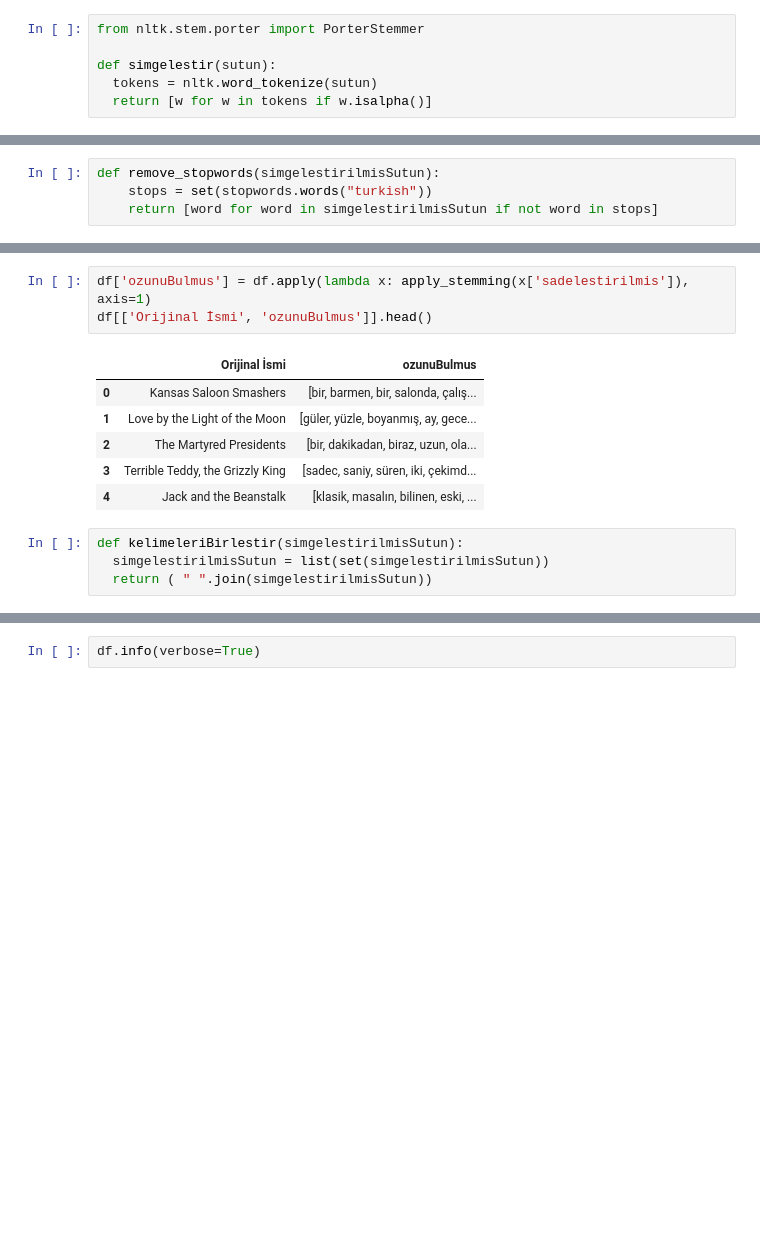
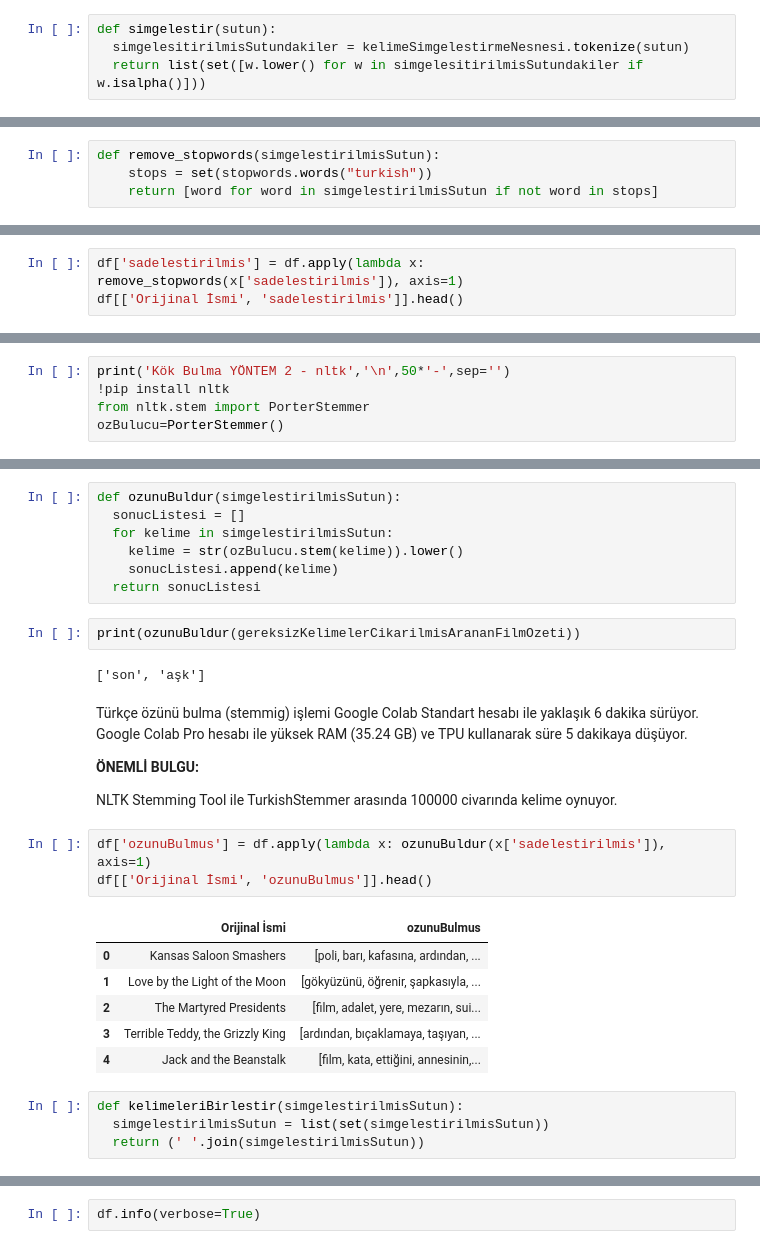
Before and after one commit to IFL-Elestirmenler/FilmAB, a Jupyter notebook: filmOzetindenBenzerFilmlerinBulunmasi.ipynb, the cells around one changed output, grey strips where cells are left out. Saved outputs shown, nothing was run; the diff lists cells and outputs as text; blank space fills up the shorter version.

```diff
--- a/filmOzetindenBenzerFilmlerinBulunmasi.ipynb
+++ b/filmOzetindenBenzerFilmlerinBulunmasi.ipynb
@@ -136,8 +334,6 @@ RAM Nedeniyle çökme oluyor df['Olay Dizisi'] alanında temizlik yapmamız gere
 # %%
-from nltk.stem.porter import PorterStemmer
-
 def simgelestir(sutun):
-  tokens = nltk.word_tokenize(sutun)
-  return [w for w in tokens if w.isalpha()]
+  simgelesitirilmisSutundakiler = kelimeSimgelestirmeNesnesi.tokenize(sutun)
+  return list(set([w.lower() for w in simgelesitirilmisSutundakiler if w.isalpha()]))
 # %%
 df['simgelestirilmis'] = df.apply(lambda x: simgelestir(x['Olay Dizisi']), axis=1)
@@ -167,0 +362,3 @@ def apply_stemming(simgelestirilmisSutun):
+# %%
+df['sadelestirilmis'] = df.apply(lambda x: remove_stopwords(x['sadelestirilmis']), axis=1)
+df[['Orijinal İsmi', 'sadelestirilmis']].head()
@@ -167,0 +381,5 @@ def apply_stemming(simgelestirilmisSutun):
+# %%
+print('Kök Bulma YÖNTEM 2 - nltk','\n',50*'-',sep='')
+!pip install nltk
+from nltk.stem import PorterStemmer
+ozBulucu=PorterStemmer()
@@ -168,17 +395,34 @@ def apply_stemming(simgelestirilmisSutun):
+# %%
+def ozunuBuldur(simgelestirilmisSutun):
+  sonucListesi = []
+  for kelime in simgelestirilmisSutun:
+    kelime = str(ozBulucu.stem(kelime)).lower()
+    sonucListesi.append(kelime)
+  return sonucListesi
+# %%
+print(ozunuBuldur(gereksizKelimelerCikarilmisArananFilmOzeti))
+# %% [output]
+['son', 'aşk']
+# %% [markdown]
+Türkçe özünü bulma (stemmig) işlemi Google Colab Standart hesabı ile yaklaşık 6 dakika sürüyor. Google Colab Pro hesabı ile yüksek RAM (35.24 GB) ve TPU kullanarak süre 5 dakikaya düşüyor.
+
+**ÖNEMLİ BULGU:**
+
+NLTK Stemming Tool ile TurkishStemmer arasında 100000 civarında kelime oynuyor.
 # %%
-df['ozunuBulmus'] = df.apply(lambda x: apply_stemming(x['sadelestirilmis']), axis=1)
+df['ozunuBulmus'] = df.apply(lambda x: ozunuBuldur(x['sadelestirilmis']), axis=1)
 df[['Orijinal İsmi', 'ozunuBulmus']].head()
 # %% [output]
 |  | Orijinal İsmi | ozunuBulmus |
-| 0 | Kansas Saloon Smashers | [bir, barmen, bir, salonda, çalış... |
-| 1 | Love by the Light of the Moon | [güler, yüzle, boyanmış, ay, gece... |
-| 2 | The Martyred Presidents | [bir, dakikadan, biraz, uzun, ola... |
-| 3 | Terrible Teddy, the Grizzly King | [sadec, saniy, süren, iki, çekimd... |
-| 4 | Jack and the Beanstalk | [klasik, masalın, bilinen, eski, ... |
+| 0 | Kansas Saloon Smashers | [poli, barı, kafasına, ardından, ... |
+| 1 | Love by the Light of the Moon | [gökyüzünü, öğrenir, şapkasıyla, ... |
+| 2 | The Martyred Presidents | [film, adalet, yere, mezarın, sui... |
+| 3 | Terrible Teddy, the Grizzly King | [ardından, bıçaklamaya, taşıyan, ... |
+| 4 | Jack and the Beanstalk | [film, kata, ettiğini, annesinin,... |
 # %%
 def kelimeleriBirlestir(simgelestirilmisSutun):
   simgelestirilmisSutun = list(set(simgelestirilmisSutun))
-  return ( " ".join(simgelestirilmisSutun))
+  return (' '.join(simgelestirilmisSutun))
 # %%
 df['Ozet'] = df.apply(lambda x: kelimeleriBirlestir(x['ozunuBulmus']), axis=1)
 df[['Orijinal İsmi', 'Ozet']].head()
```
Also changed, not shown: parts of 33 cells of this notebook.
